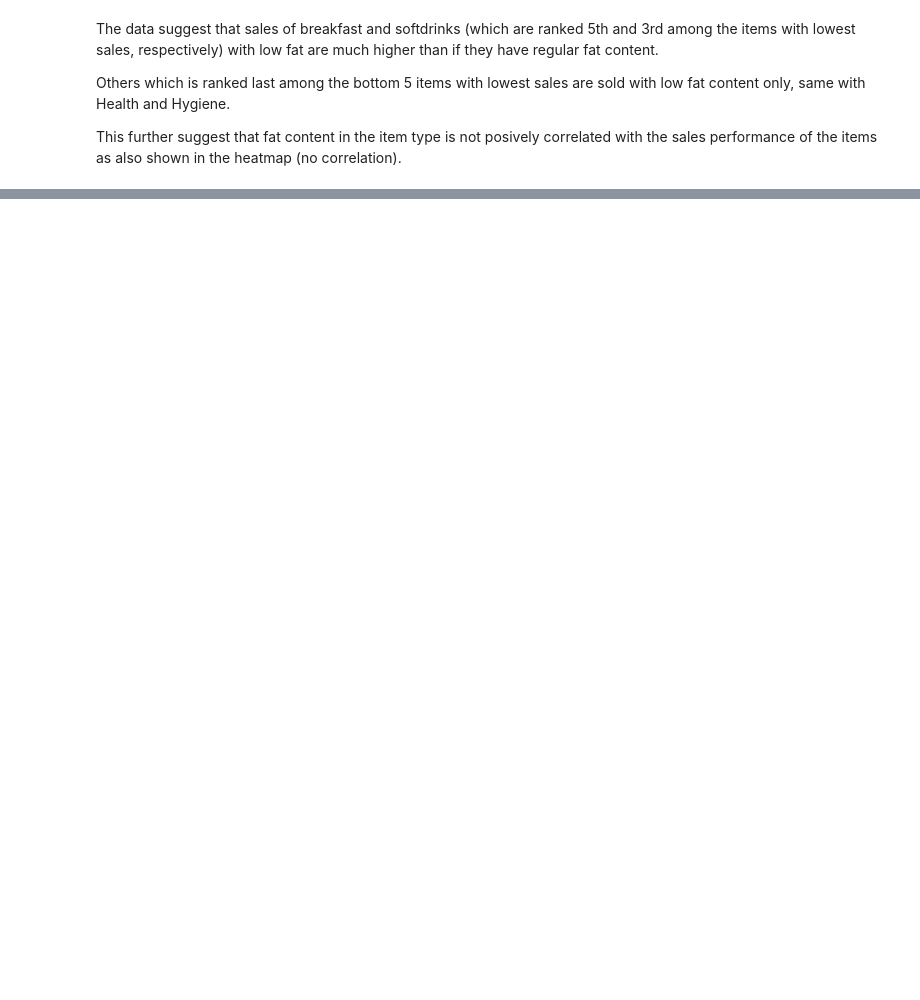
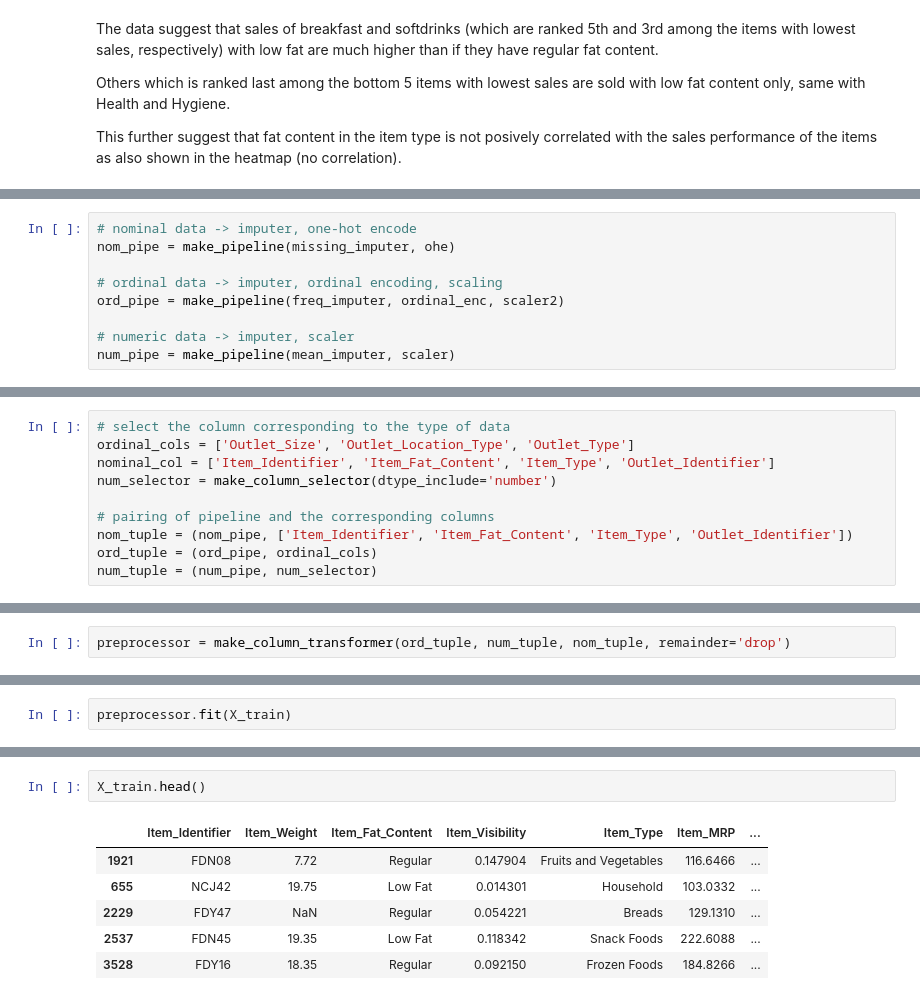
Before and after one commit to maricelandal/food-sales-predictions, a Jupyter notebook: food_sales_prediction.ipynb, the cells around one changed output, grey strips where cells are left out. Cells and saved outputs as stored; diff of their text form; blank space fills up the shorter version.

```diff
--- a/food_sales_prediction.ipynb
+++ b/food_sales_prediction.ipynb
@@ -774,0 +940,9 @@ This further suggest that fat content in the item type is not posively correlate
+# %%
+# nominal data -> imputer, one-hot encode
+nom_pipe = make_pipeline(missing_imputer, ohe)
+
+# ordinal data -> imputer, ordinal encoding, scaling
+ord_pipe = make_pipeline(freq_imputer, ordinal_enc, scaler2)
+
+# numeric data -> imputer, scaler
+num_pipe = make_pipeline(mean_imputer, scaler)
@@ -774,0 +951,10 @@ This further suggest that fat content in the item type is not posively correlate
+# %%
+# select the column corresponding to the type of data
+ordinal_cols = ['Outlet_Size', 'Outlet_Location_Type', 'Outlet_Type']
+nominal_col = ['Item_Identifier', 'Item_Fat_Content', 'Item_Type', 'Outlet_Identifier']
+num_selector = make_column_selector(dtype_include='number')
+
+# pairing of pipeline and the corresponding columns
+nom_tuple = (nom_pipe, ['Item_Identifier', 'Item_Fat_Content', 'Item_Type', 'Outlet_Identifier'])
+ord_tuple = (ord_pipe, ordinal_cols)
+num_tuple = (num_pipe, num_selector)
@@ -774,0 +963,2 @@ This further suggest that fat content in the item type is not posively correlate
+# %%
+preprocessor = make_column_transformer(ord_tuple, num_tuple, nom_tuple, remainder='drop')
@@ -774,0 +967,2 @@ This further suggest that fat content in the item type is not posively correlate
+# %%
+preprocessor.fit(X_train)
@@ -774,0 +1078,9 @@ This further suggest that fat content in the item type is not posively correlate
+# %%
+X_train.head()
+# %% [output]
+|  | Item_Identifier | Item_Weight | Item_Fat_Content | Item_Visibility | Item_Type | Item_MRP | ... |
+| 1921 | FDN08 | 7.72 | Regular | 0.147904 | Fruits and Vegetables | 116.6466 | ... |
+| 655 | NCJ42 | 19.75 | Low Fat | 0.014301 | Household | 103.0332 | ... |
+| 2229 | FDY47 | NaN | Regular | 0.054221 | Breads | 129.1310 | ... |
+| 2537 | FDN45 | 19.35 | Low Fat | 0.118342 | Snack Foods | 222.6088 | ... |
+| 3528 | FDY16 | 18.35 | Regular | 0.092150 | Frozen Foods | 184.8266 | ... |
```
Also changed, not shown: parts of 45 cells of this notebook.
